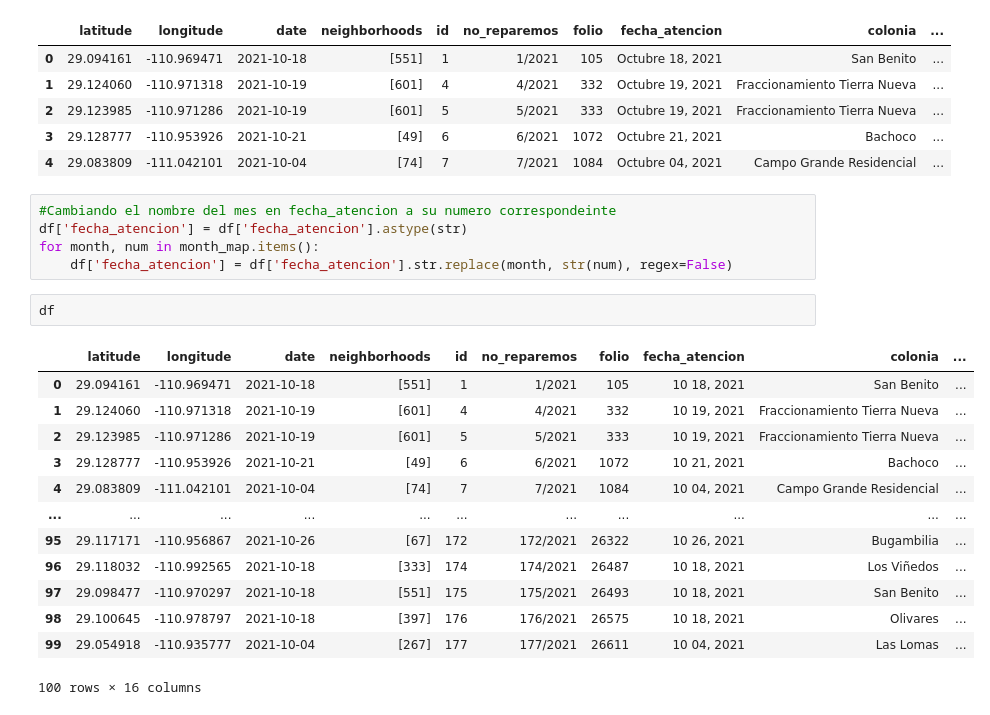
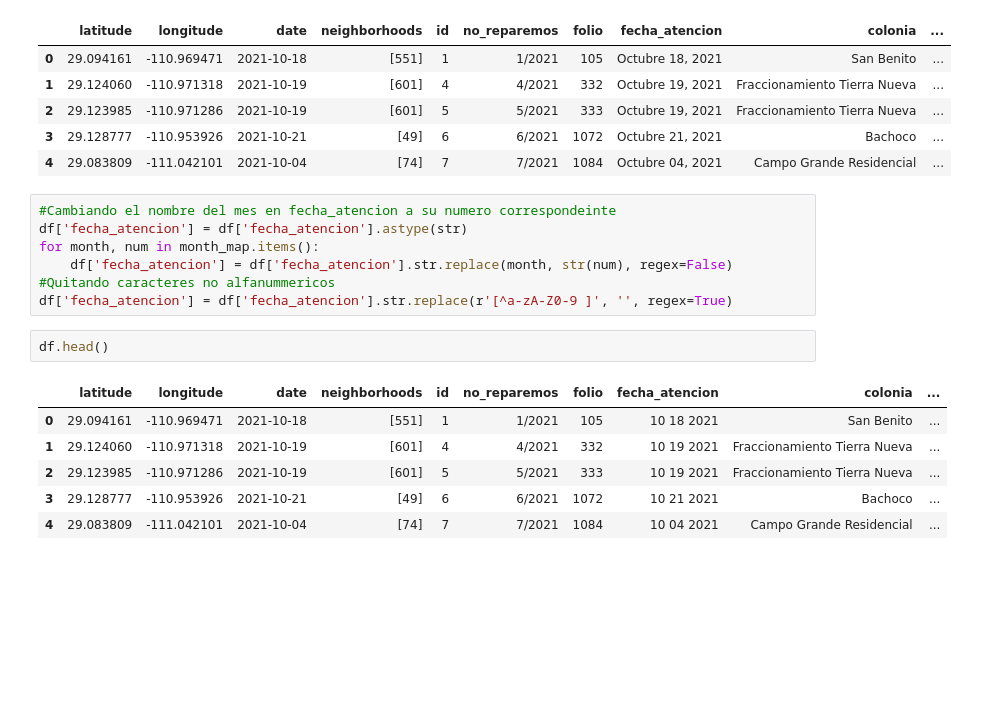
Before and after one commit to Ingenieria-de-Caracteristicas-MCD/Relacion_Baches_Accidentes_HMO, a Jupyter notebook: notebooks/experimentos/preprocesamiento_bachometro.ipynb, the cells around one changed output. Cells and saved outputs as stored; diff of their text form; blank space fills up the shorter version.

```diff
--- a/notebooks/experimentos/preprocesamiento_bachometro.ipynb
+++ b/notebooks/experimentos/preprocesamiento_bachometro.ipynb
@@ -102,19 +102,14 @@ df.head()
 df['fecha_atencion'] = df['fecha_atencion'].astype(str)
 for month, num in month_map.items():
     df['fecha_atencion'] = df['fecha_atencion'].str.replace(month, str(num), regex=False)
+#Quitando caracteres no alfanummericos
+df['fecha_atencion'] = df['fecha_atencion'].str.replace(r'[^a-zA-Z0-9 ]', '', regex=True)
 # %%
-df
+df.head()
 # %% [output]
 |  | latitude | longitude | date | neighborhoods | id | no_reparemos | folio | fecha_atencion | colonia | ... |
-| 0 | 29.094161 | -110.969471 | 2021-10-18 | [551] | 1 | 1/2021 | 105 | 10 18, 2021 | San Benito | ... |
-| 1 | 29.124060 | -110.971318 | 2021-10-19 | [601] | 4 | 4/2021 | 332 | 10 19, 2021 | Fraccionamiento Tierra Nueva | ... |
-| 2 | 29.123985 | -110.971286 | 2021-10-19 | [601] | 5 | 5/2021 | 333 | 10 19, 2021 | Fraccionamiento Tierra Nueva | ... |
-| 3 | 29.128777 | -110.953926 | 2021-10-21 | [49] | 6 | 6/2021 | 1072 | 10 21, 2021 | Bachoco | ... |
-| 4 | 29.083809 | -111.042101 | 2021-10-04 | [74] | 7 | 7/2021 | 1084 | 10 04, 2021 | Campo Grande Residencial | ... |
-| ... | ... | ... | ... | ... | ... | ... | ... | ... | ... | ... |
-| 95 | 29.117171 | -110.956867 | 2021-10-26 | [67] | 172 | 172/2021 | 26322 | 10 26, 2021 | Bugambilia | ... |
-| 96 | 29.118032 | -110.992565 | 2021-10-18 | [333] | 174 | 174/2021 | 26487 | 10 18, 2021 | Los Viñedos | ... |
-| 97 | 29.098477 | -110.970297 | 2021-10-18 | [551] | 175 | 175/2021 | 26493 | 10 18, 2021 | San Benito | ... |
-| 98 | 29.100645 | -110.978797 | 2021-10-18 | [397] | 176 | 176/2021 | 26575 | 10 18, 2021 | Olivares | ... |
-| 99 | 29.054918 | -110.935777 | 2021-10-04 | [267] | 177 | 177/2021 | 26611 | 10 04, 2021 | Las Lomas | ... |
+| 0 | 29.094161 | -110.969471 | 2021-10-18 | [551] | 1 | 1/2021 | 105 | 10 18 2021 | San Benito | ... |
+| 1 | 29.124060 | -110.971318 | 2021-10-19 | [601] | 4 | 4/2021 | 332 | 10 19 2021 | Fraccionamiento Tierra Nueva | ... |
+| 2 | 29.123985 | -110.971286 | 2021-10-19 | [601] | 5 | 5/2021 | 333 | 10 19 2021 | Fraccionamiento Tierra Nueva | ... |
+| 3 | 29.128777 | -110.953926 | 2021-10-21 | [49] | 6 | 6/2021 | 1072 | 10 21 2021 | Bachoco | ... |
+| 4 | 29.083809 | -111.042101 | 2021-10-04 | [74] | 7 | 7/2021 | 1084 | 10 04 2021 | Campo Grande Residencial | ... |
-100 rows × 16 columns
```
Also changed, not shown: parts of 8 cells of this notebook.
